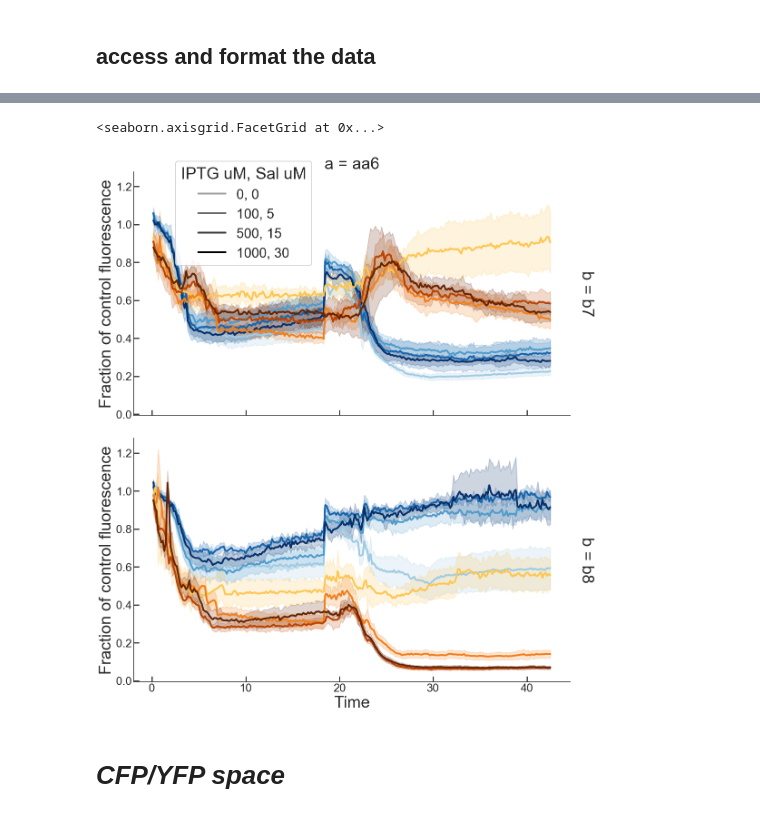
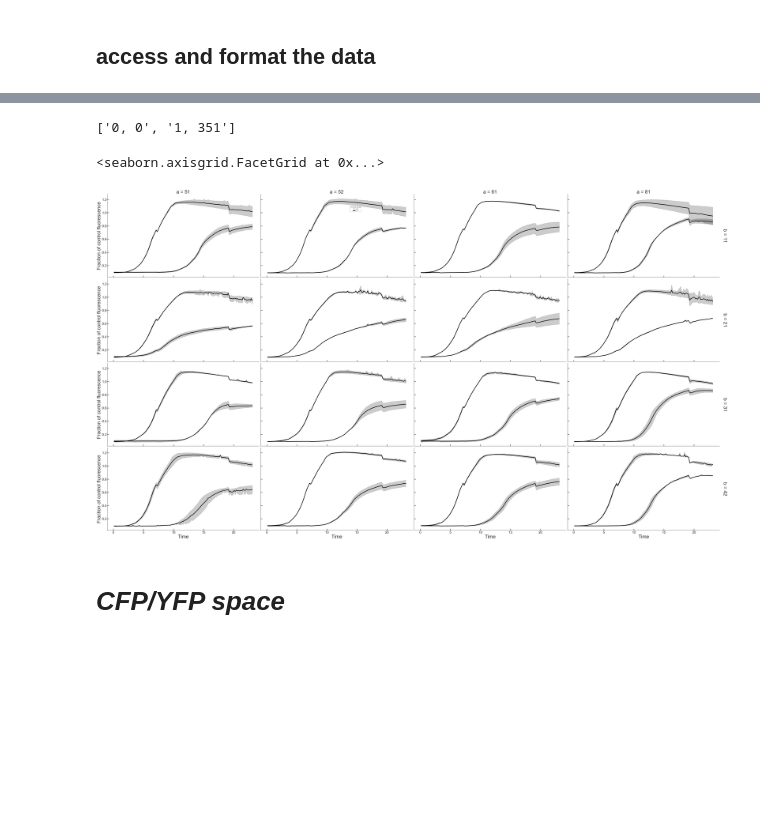
Before and after one commit to geezerbriefs/xpspython, a Jupyter notebook: biotek/plot A=B biotek data.ipynb, the cells around one changed output, grey strips where cells are left out. Drawn from its saved outputs; the diff is of its cells as text; code cells hidden in the pictures; blank space fills up the shorter version.

Commit message:
made some new plots for biorxiv, no big changes

```diff
--- a/biotek/plot A=B biotek data.ipynb
+++ b/biotek/plot A=B biotek data.ipynb
@@ -80,21 +80,32 @@ data = sheets_to_plot[-1]
 # %%
 #get the control ones
-ctrl = dd[data]['a'] == 'ctrl'
+# ctrl = dd[data]['a'] == 'ctrl'
 
 #get the media blank ones
-med = dd[data]['a'] == 'lb'
+# med = dd[data]['a'] == 'lb'
 
 #get the ones without a and b cells
-no_a = dd[data]['a'] == 'x'
-no_b = dd[data]['b'] == 'x'
+no_a = dd[data]['a'] == 0
+no_b = dd[data]['b'] == 0
+mix = dd[data]['ba ratio'] != 'n'
+
+#get only ON and OFF
+atc_0 = dd[data]['atc'] == 0
+iptg_0 = dd[data]['iptg'] == 0
+off = atc_0 & iptg_0
+
+
+atc_up = dd[data]['atc'] == 351
+iptg_up = dd[data]['iptg'] == 1
+on = atc_up & iptg_up
 
 #get the ones in the first growth cycle
-first = dd[data]['dil'] == 0
+# first = dd[data]['dil'] == 0
 
 #now all the mixes should be accessible by asking for
 #NOT the no a and b indices and NOT the ctrl and med indices
 
-mix = ~no_a & ~no_b & ~ctrl & ~med
+inds = (on | off) & mix
 # %% [markdown]
 # *Time course data plots*
 # %% [markdown]
@@ -102,7 +113,7 @@ mix = ~no_a & ~no_b & ~ctrl & ~med
 # %% [markdown]
 ## access and format the data
 # %%
-df = dd[data].loc[mix]
+df = dd[data].loc[inds]
 
 #having an issue where fluor values are being read as "object" rather than numbers
 # df.loc[:,'value'] = df.loc[:, 'value'].astype(float)
@@ -119,12 +126,16 @@ all_sal_conc = np.unique(df['sal'])
 all_iptg_conc = np.unique(df['iptg'])
 
 all_ind_pairs = [str(i) + ', ' + str(s) for i, s in zip(all_iptg_conc, all_sal_conc)]
+# %%
+all_ind_pairs
+# %% [output]
+['0, 0', '1, 351']
 # %%
 ###get relevant info for color mapping
 
 #what are the unique inducer conditions you want to make diff colors
 ind_concs = np.unique(df['iptg'])
-ind_labels = all_ind_pairs
+ind_labels = ['OFF', 'ON']
 
 #create a list of values from x-1 of same length as unique inducer concs
 #this gets fed to the cmap to get rgb colors
@@ -164,29 +175,29 @@ def custom_pal_lineplot (x, y, **kwargs):
     label = kwargs.pop('label')
 
 
-    sns.lineplot(x=x, y=y, data=data, ci=kwargs['ci'], color=pal[label], linewidth=kwargs['linewidth'], ax=ax)
+    sns.lineplot(x=x, y=y, data=data, ci=kwargs['ci'], color='k', dashes=True, linewidth=kwargs['linewidth'], ax=ax)
 # %%
 g = sns.FacetGrid(df, col='a', row='b', hue='iptg',
                   height=9, aspect=1.8, margin_titles=True, legend_out=False)
 
 #set kws for the first set of lines
 kws = {'ci': 'sd', 'linewidth' : 4, 'palette' : pal['b']}
-g.map_dataframe(custom_pal_lineplot, "Time", "cfp_expctrl_frac", **kws)
+g.map_dataframe(custom_pal_lineplot, "Time", "value", **kws)
 
 #set new kws for the second set of lines
-kws = {'ci': 'sd', 'linewidth' : 4, 'palette' : pal['y']}
-g.map_dataframe(custom_pal_lineplot, "Time", "yfp_expctrl_frac", **kws)
+# kws = {'ci': 'sd', 'linewidth' : 4, 'palette' : pal['y']}
+# g.map_dataframe(custom_pal_lineplot, "Time", "yfp", **kws)
 
 
 #create a custom legend
 proxy_lines = [mlines.Line2D([], [], color=pal['black'][i], linewidth=4) for i in ind_concs]
 
 g.fig.legend(handles=proxy_lines, labels=ind_labels + ind_labels, title='IPTG uM, Sal uM',
              fontsize='small', bbox_to_anchor=(0.42, 0.95))
 
 
 g.set_axis_labels('Time', "Fraction of control fluorescence")
 # %% [output]
 <seaborn.axisgrid.FacetGrid at 0x...>
-[figure, old version]
+[figure, new version]
 # %%
```
Also changed, not shown: parts of 8 cells of this notebook.
